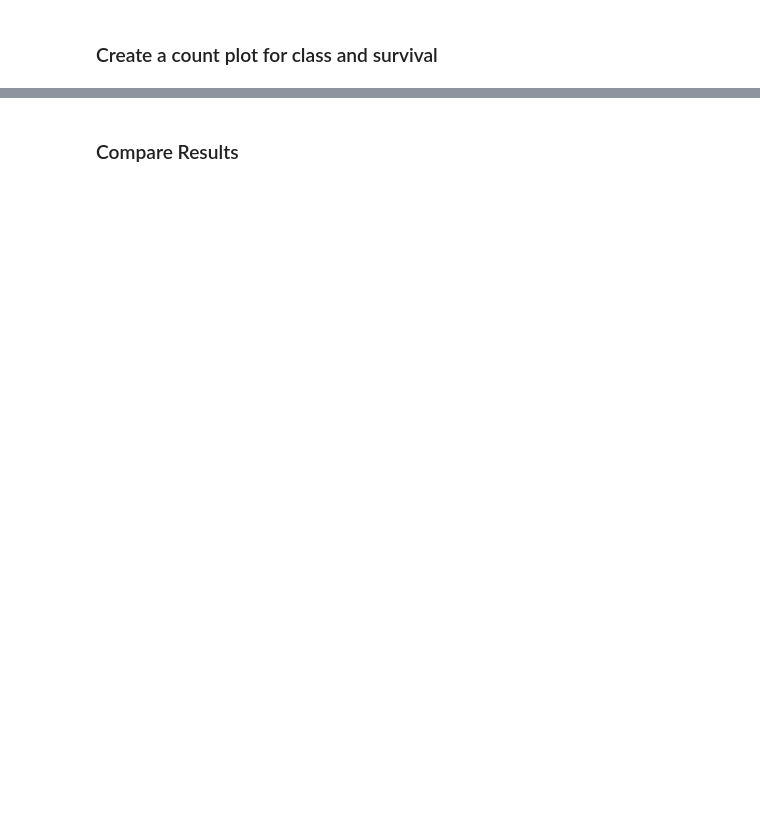
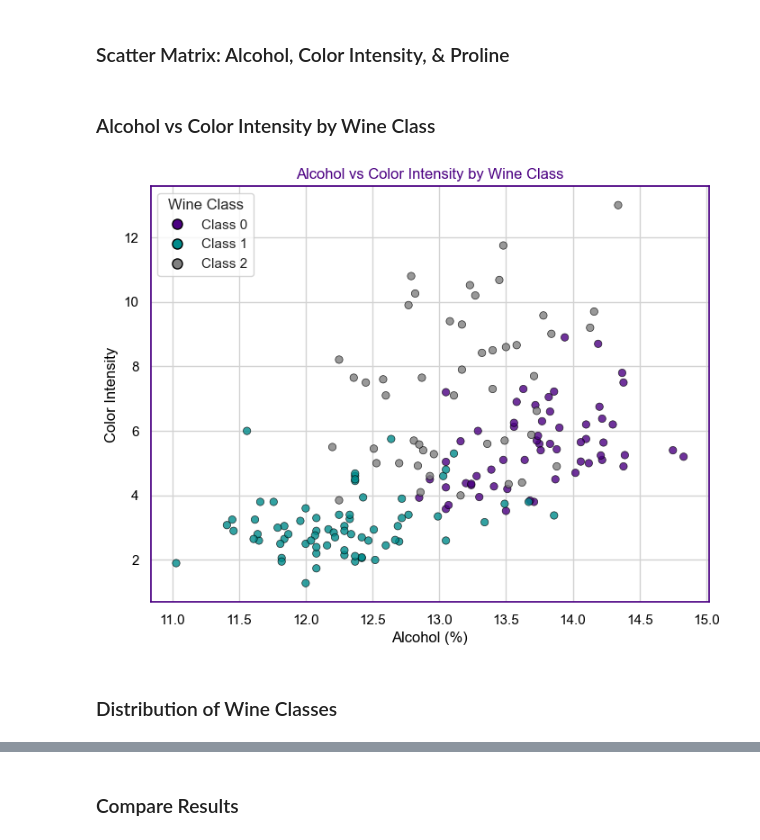
Before and after one commit to ssowers2/applied-ml-sowers, a Jupyter notebook: notebooks/bonusproject01/mlbonus01_sowers.ipynb, the cells around one changed output, grey strips where cells are left out. Drawn from its saved outputs; the diff is of its cells as text; code cells hidden in the pictures; blank space fills up the shorter version.

```diff
--- a/notebooks/bonusproject01/mlbonus01_sowers.ipynb
+++ b/notebooks/bonusproject01/mlbonus01_sowers.ipynb
@@ -228,0 +242,2 @@ plt.show()
+# %% [markdown]
+### Scatter Matrix: Alcohol, Color Intensity, & Proline
@@ -229,3 +267,51 @@ plt.show()
+# %% [markdown]
+### Alcohol vs Color Intensity by Wine Class
+# %%
+# Build a color map using your purple / teal / gray theme
+color_map = {
+    0: "#4B0082",  # purple
+    1: "#008B8B",  # teal
+    2: "gray"      # gray
+}
+
+# Map each row's class to its display color
+point_colors = wine["wine_class"].map(color_map)
+
+plt.figure(figsize=(8,6))
+
+plt.scatter(
+    wine["alcohol_pct"],
+    wine["color_intensity"],
+    c=point_colors,
+    alpha=0.8,
+    edgecolor="black",
+    linewidth=0.5
+)
+
+plt.xlabel("Alcohol (%)")
+plt.ylabel("Color Intensity")
+plt.title("Alcohol vs Color Intensity by Wine Class", color="#4B0082")
+
+# Build legend manually with the right colors
+handles = []
+labels = []
+for cls, color in color_map.items():
+    handles.append(
+        plt.Line2D(
+            [], [],
+            marker="o",
+            linestyle="",
+            markerfacecolor=color,
+            markeredgecolor="black",
+            markersize=8,
+        )
+    )
+    labels.append(f"Class {cls}")
+
+plt.legend(handles, labels, title="Wine Class", loc="upper left")
+plt.show()
+# %% [output]
+[figure, added]
 # %% [markdown]
-### Create a count plot for class and survival
+### Distribution of Wine Classes
 # %%
```
Also changed, not shown: parts of 42 cells of this notebook.
